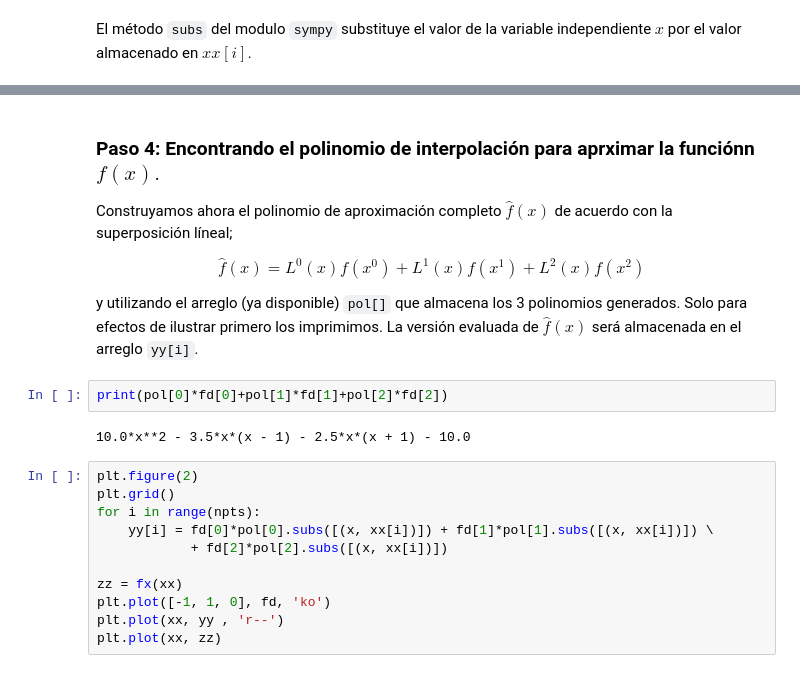
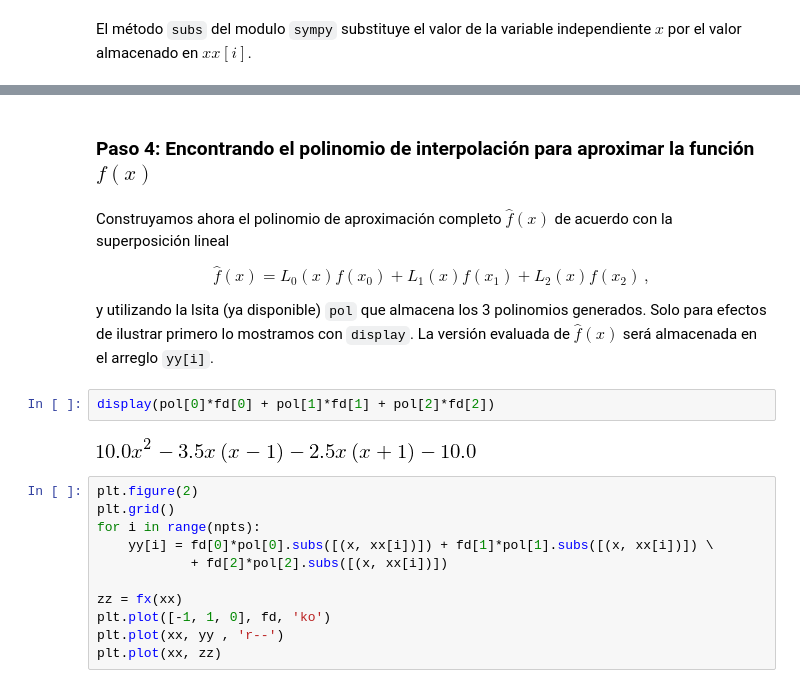
Before and after one commit to AppliedMechanics-EAFIT/modelacion_computacional, a Jupyter notebook: notebooks/02a_interpolacion.ipynb, the cells around one changed output, grey strips where cells are left out. Cells and saved outputs as stored; diff of their text form.

```diff
--- a/notebooks/02a_interpolacion.ipynb
+++ b/notebooks/02a_interpolacion.ipynb
@@ -200,19 +220,19 @@ for k in range(3):
 # %% [output]
 [interactive output not drawn]
 [interactive output not drawn]
+# %% [markdown]
+### Paso 4: Encontrando el polinomio de interpolación para aproximar la función  $f(x)$
 # %% [markdown]
-### Paso 4: Encontrando el polinomio de interpolación para aprximar la funciónn  $f(x).$
+Construyamos ahora el polinomio de aproximación completo $\hat f(x)$ de acuerdo con la superposición lineal
 
-Construyamos ahora el polinomio de aproximación completo $\hat f(x)$ de acuerdo con la superposición líneal;
-
-$$\hat f(x) = {L^0}(x)f({x^0}) + {L^1}(x)f({x^1}) +  {L^2}(x)f({x^2})$$
+$$\hat{f}(x) = L_0(x)f(x_0) + L_1(x) f(x_1) +  L_2(x) f(x_2)\, ,$$
 
 
-y utilizando el arreglo (ya disponible) `pol[]` que almacena los 3 polinomios generados. Solo para efectos de ilustrar primero los imprimimos. La versión evaluada de $\hat f(x)$ será almacenada en el arreglo `yy[i]`.
+y utilizando la lsita (ya disponible) `pol` que almacena los 3 polinomios generados. Solo para efectos de ilustrar primero lo mostramos con `display`. La versión evaluada de $\hat{f}(x)$ será almacenada en el arreglo `yy[i]`.
 # %%
-print(pol[0]*fd[0]+pol[1]*fd[1]+pol[2]*fd[2])
+display(pol[0]*fd[0] + pol[1]*fd[1] + pol[2]*fd[2])
 # %% [output]
-10.0*x**2 - 3.5*x*(x - 1) - 2.5*x*(x + 1) - 10.0
+[figure, added]
 # %%
 plt.figure(2)
 plt.grid()
```
Also changed, not shown: parts of 40 cells of this notebook, 7 other files.
